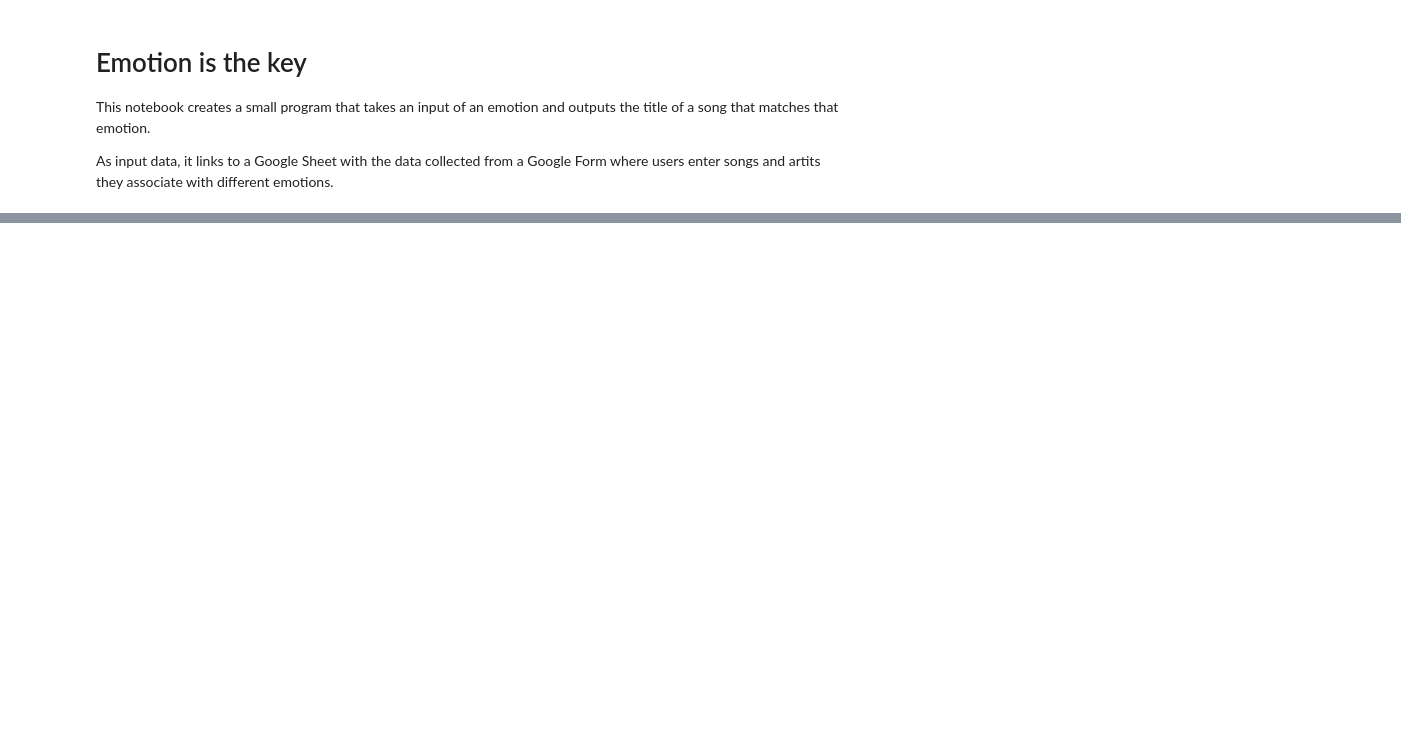
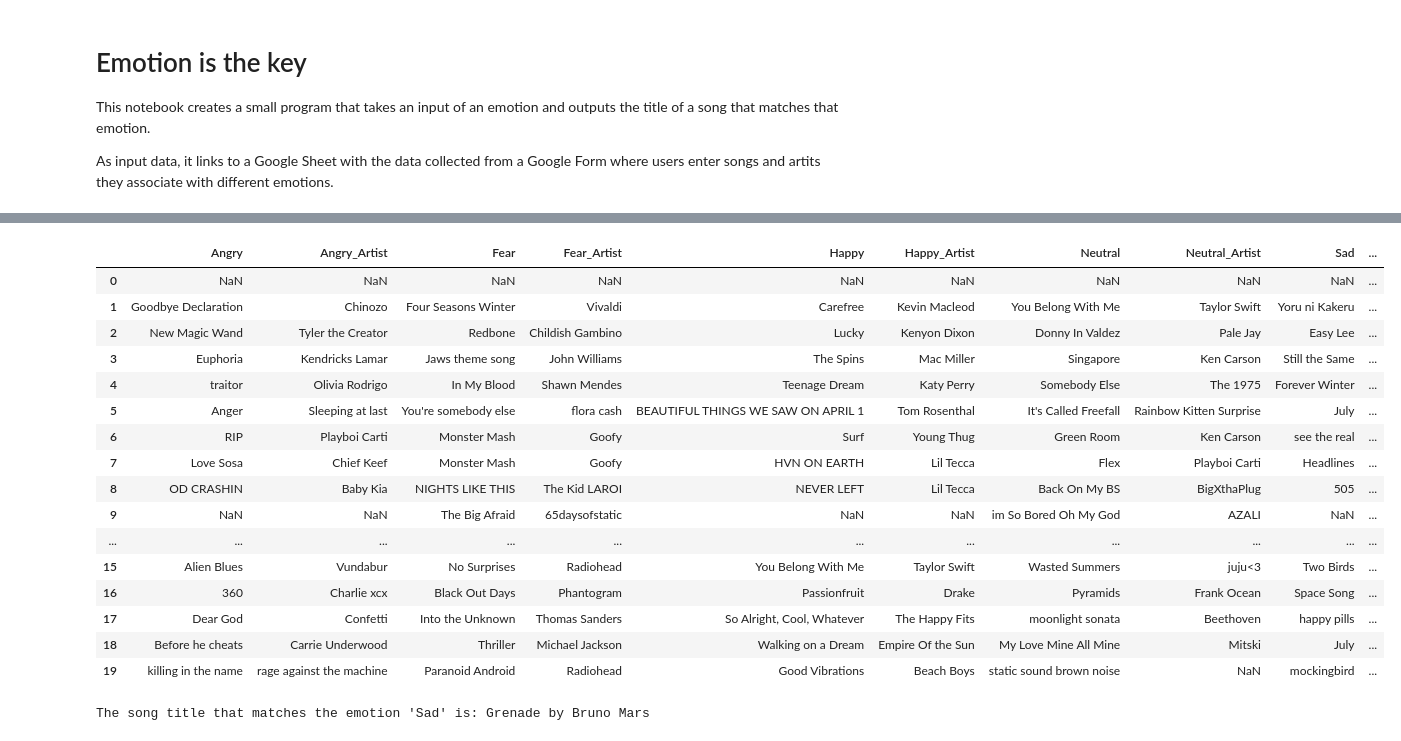
Before and after one commit to UFResearchComputing/gatorAI_summer_camp_2024, a Jupyter notebook: 02_emotion_is_the_key.ipynb, the cells around one changed output, grey strips where cells are left out. Cells and saved outputs as stored; diff of their text form; code cells hidden in the pictures; blank space fills up the shorter version.

Commit message:
Update loopup_song to select same row for artist and song

```diff
--- a/02_emotion_is_the_key.ipynb
+++ b/02_emotion_is_the_key.ipynb
@@ -39,7 +52,8 @@ df.columns = ['Angry', 'Angry_Artist',
               'Happy', 'Happy_Artist',
               'Neutral', 'Neutral_Artist',
               'Sad', 'Sad_Artist',
-              'Surprise', 'Surprise_Artist'
+              'Surprise', 'Surprise_Artist',
+              'Disgust', 'Disgust_Artist'
               ]
 
 df.head()
@@ -90,0 +67,20 @@ def lookup_song(emotion):
+# %%
+df
+# %% [output]
+|  | Angry | Angry_Artist | Fear | Fear_Artist | Happy | Happy_Artist | Neutral | Neutral_Artist | Sad | ... |
+| 0 | NaN | NaN | NaN | NaN | NaN | NaN | NaN | NaN | NaN | ... |
+| 1 | Goodbye Declaration | Chinozo | Four Seasons Winter | Vivaldi | Carefree | Kevin Macleod | You Belong With Me | Taylor Swift | Yoru ni Kakeru | ... |
+| 2 | New Magic Wand | Tyler the Creator | Redbone | Childish Gambino | Lucky | Kenyon Dixon | Donny In Valdez | Pale Jay | Easy Lee | ... |
+| 3 | Euphoria | Kendricks Lamar | Jaws theme song | John Williams | The Spins | Mac Miller | Singapore | Ken Carson | Still the Same | ... |
+| 4 | traitor | Olivia Rodrigo | In My Blood | Shawn Mendes | Teenage Dream | Katy Perry | Somebody Else | The 1975 | Forever Winter | ... |
+| 5 | Anger | Sleeping at last | You're somebody else | flora cash | BEAUTIFUL THINGS WE SAW ON APRIL 1 | Tom Rosenthal | It's Called Freefall | Rainbow Kitten Surprise | July | ... |
+| 6 | RIP | Playboi Carti | Monster Mash | Goofy | Surf | Young Thug | Green Room | Ken Carson | see the real | ... |
+| 7 | Love Sosa | Chief Keef | Monster Mash | Goofy | HVN ON EARTH | Lil Tecca | Flex | Playboi Carti | Headlines | ... |
+| 8 | OD CRASHIN | Baby Kia | NIGHTS LIKE THIS | The Kid LAROI | NEVER LEFT | Lil Tecca | Back On My BS | BigXthaPlug | 505 | ... |
+| 9 | NaN | NaN | The Big Afraid | 65daysofstatic | NaN | NaN | im So Bored Oh My God | AZALI | NaN | ... |
+| ... | ... | ... | ... | ... | ... | ... | ... | ... | ... | ... |
+| 15 | Alien Blues | Vundabur | No Surprises | Radiohead | You Belong With Me | Taylor Swift | Wasted Summers | juju<3 | Two Birds | ... |
+| 16 | 360 | Charlie xcx | Black Out Days | Phantogram | Passionfruit | Drake | Pyramids | Frank Ocean | Space Song | ... |
+| 17 | Dear God | Confetti | Into the Unknown | Thomas Sanders | So Alright, Cool, Whatever | The Happy Fits | moonlight sonata | Beethoven | happy pills | ... |
+| 18 | Before he cheats | Carrie Underwood | Thriller | Michael Jackson | Walking on a Dream | Empire Of the Sun | My Love Mine All Mine | Mitski | July | ... |
+| 19 | killing in the name | rage against the machine | Paranoid Android | Radiohead | Good Vibrations | Beach Boys | static sound brown noise | NaN | mockingbird | ... |
@@ -95,4 +120,6 @@ def emotion_input_test(emotion):
     print(f"The song title that matches the emotion '{emotion}' is: {song_title} by {artist}")
 
 # Test the lookup_song function
-emotion_input_test("Angry")
+emotion_input_test('sad')
+# %% [output]
+The song title that matches the emotion 'Sad' is: Grenade by Bruno Mars
```
Also changed, not shown: parts of 7 cells of this notebook.
